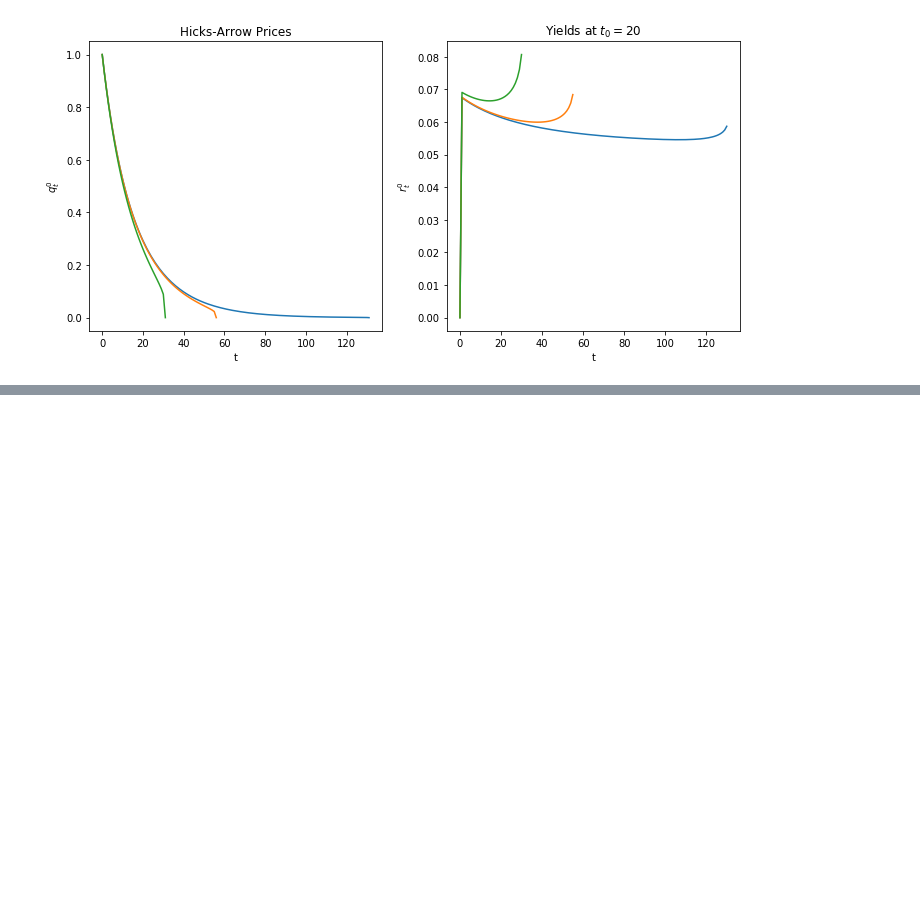
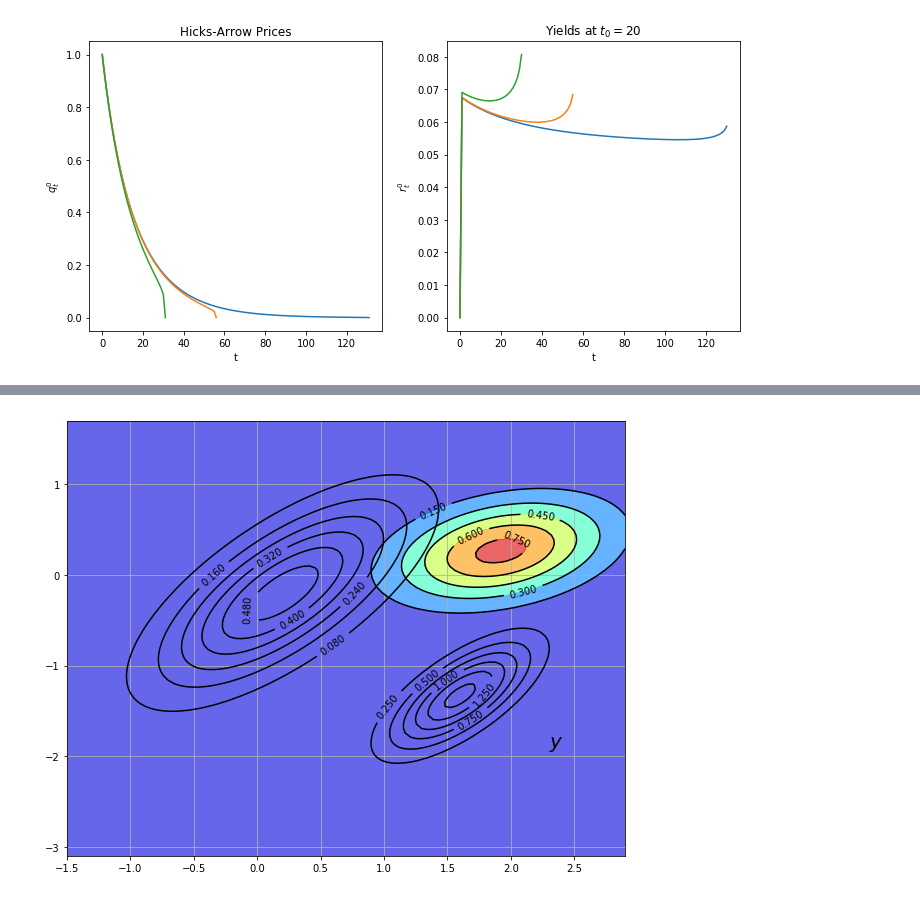
Before and after one commit to PanPip/QuantEcon_Tasks, a Jupyter notebook: Tools_and_techniques.ipynb, the cells around one changed output, grey strips where cells are left out. Saved outputs shown, nothing was run; the diff lists cells and outputs as text; code cells hidden in the pictures; blank space fills up the shorter version.

```diff
--- a/Tools_and_techniques.ipynb
+++ b/Tools_and_techniques.ipynb
@@ -1157,0 +1282,29 @@ Converged successfully on iteration 25
+# %%
+fig, ax = plt.subplots(figsize=(10, 8))
+ax.grid()
+
+# Density 1
+Z = gen_gaussian_plot_vals(x_hat, Σ)
+cs1 = ax.contour(X, Y, Z, 6, colors="black")
+ax.clabel(cs1, inline=1, fontsize=10)
+
+# Density 2
+M = Σ * G.T * linalg.inv(G * Σ * G.T + R)
+x_hat_F = x_hat + M * (y - G * x_hat)
+Σ_F = Σ - M * G * Σ
+Z_F = gen_gaussian_plot_vals(x_hat_F, Σ_F)
+cs2 = ax.contour(X, Y, Z_F, 6, colors="black")
+ax.clabel(cs2, inline=1, fontsize=10)
+
+# Density 3
+new_x_hat = A * x_hat_F
+new_Σ = A * Σ_F * A.T + Q
+new_Z = gen_gaussian_plot_vals(new_x_hat, new_Σ)
+cs3 = ax.contour(X, Y, new_Z, 6, colors="black")
+ax.clabel(cs3, inline=1, fontsize=10)
+ax.contourf(X, Y, new_Z, 6, alpha=0.6, cmap=cm.jet)
+ax.text(float(y[0]), float(y[1]), "$y$", fontsize=20, color="black")
+
+plt.show()
+# %% [output]
+[figure, added]
```
Also changed, not shown: parts of 5 cells of this notebook.
